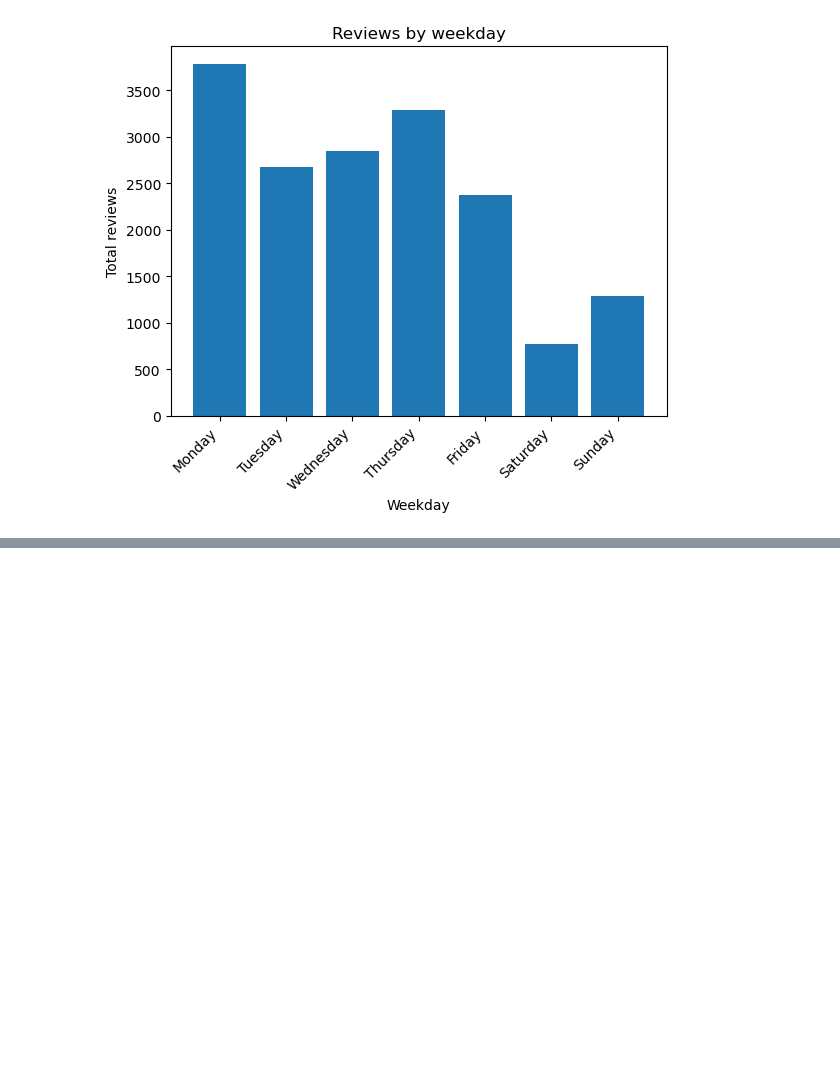
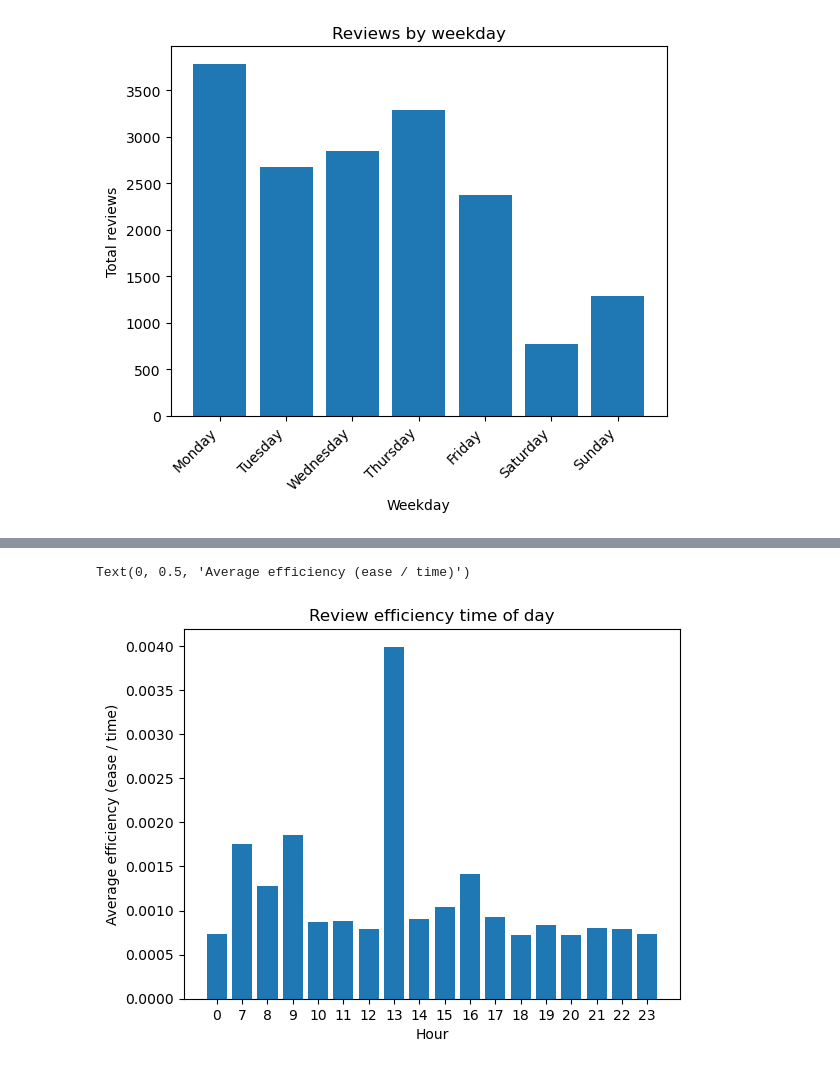
Before and after one commit to LilleAila/projects, a Jupyter notebook: it2/21-datasett-prosjekt-final/anki/native.ipynb, the cells around one changed output, grey strips where cells are left out. Drawn from its saved outputs; the diff is of its cells as text; code cells hidden in the pictures; blank space fills up the shorter version.

```diff
--- a/it2/21-datasett-prosjekt-final/anki/native.ipynb
+++ b/it2/21-datasett-prosjekt-final/anki/native.ipynb
@@ -135,0 +140,24 @@ ax.bar(*zip(*hours.items()))
+# %%
+efficiencies = [
+    (datetime.fromtimestamp(int(r["id"]) / 1000, tz=pytz.UTC).astimezone(
+        pytz.timezone("Europe/Oslo")
+    ), float(r["ease"]) / float(r["time"]))
+    for r in reviews
+]
+
+efficiency_by_hour = defaultdict(list)
+for (date, efficiency) in efficiencies:
+    hour = str(date.hour) # Same as earlier; to avoid gaps
+    efficiency_by_hour[hour].append(efficiency)
+
+efficiency_by_hour = {hour: sum(efficiencies) / len(efficiencies) for hour, efficiencies in efficiency_by_hour.items()}
+efficiency_by_hour = sorted(efficiency_by_hour.items(), key=lambda e: int(e[0]))
+
+fig, ax = plt.subplots()
+ax.bar(*zip(*efficiency_by_hour))
+ax.set_title("Review efficiency time of day")
+ax.set_xlabel("Hour")
+ax.set_ylabel("Average efficiency (ease / time)")
+# %% [output]
+Text(0, 0.5, 'Average efficiency (ease / time)')
+[figure, added]
```
Also changed, not shown: parts of 3 cells of this notebook, 1 other file.
